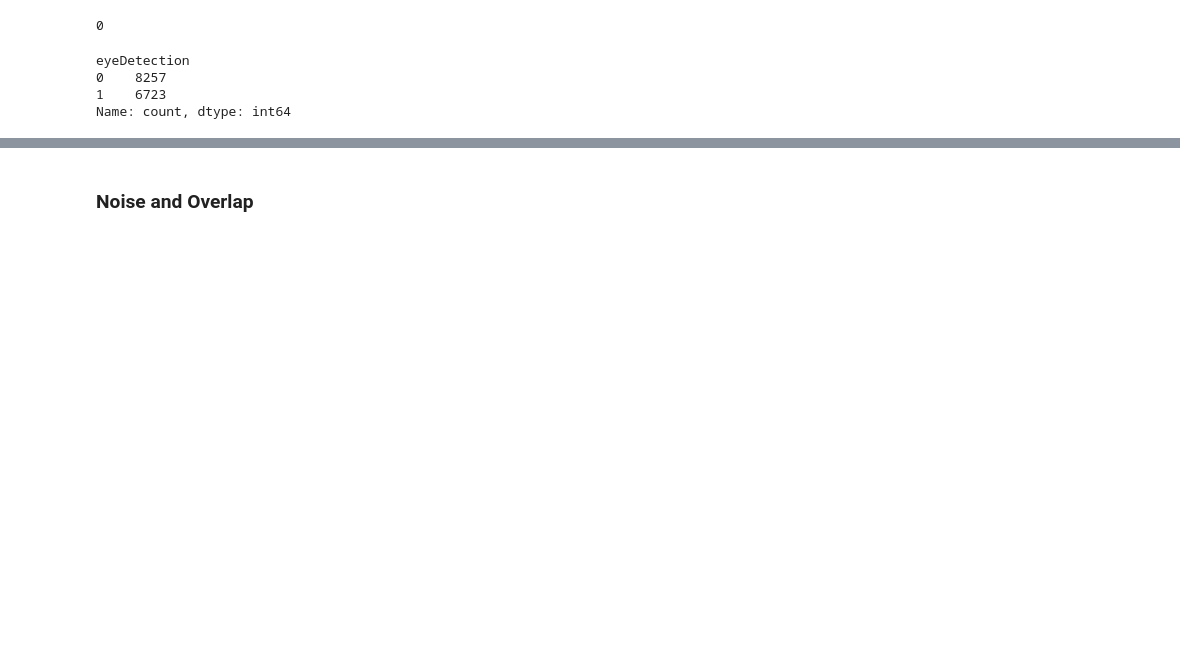
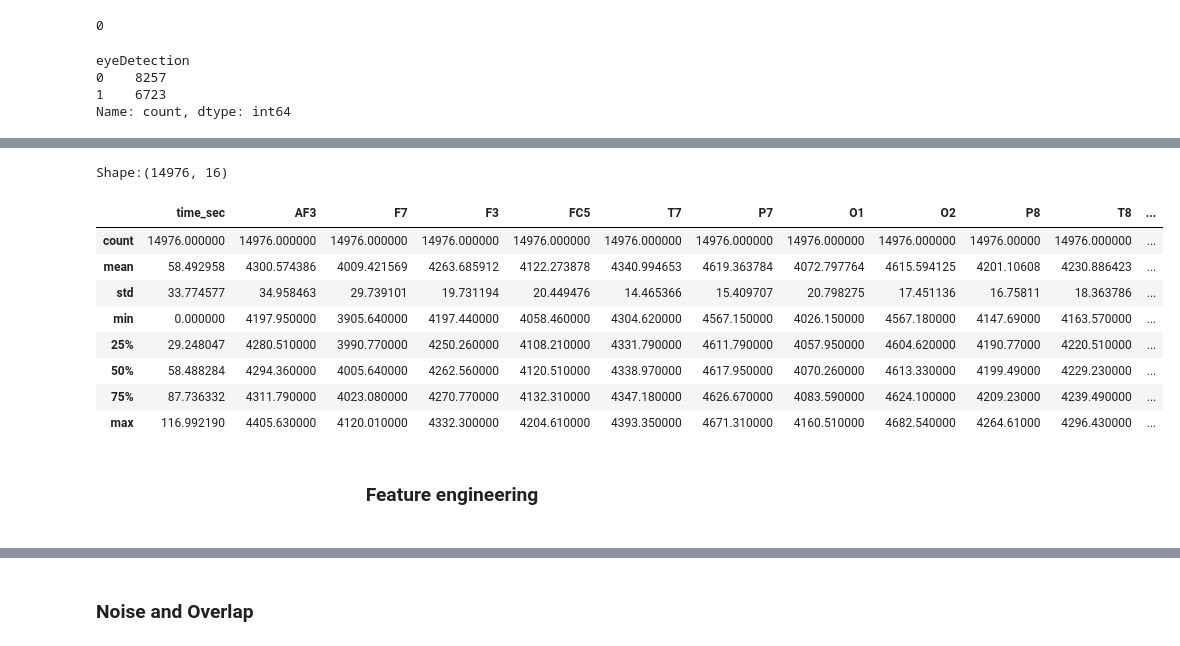
Before and after one commit to Mortti11/Advanced-Data-Analytics-, a Jupyter notebook: Third_assignment.ipynb/Eeg_Eye_state_classification.ipynb, the cells around one changed output, grey strips where cells are left out. Drawn from its saved outputs; the diff is of its cells as text; code cells hidden in the pictures; blank space fills up the shorter version.

```diff
--- a/Third_assignment.ipynb/Eeg_Eye_state_classification.ipynb
+++ b/Third_assignment.ipynb/Eeg_Eye_state_classification.ipynb
@@ -90 +171,19 @@ Max after clipping:4715.38
+# %%
+# Good, The values looks good now
+# Let's check again shape and the distribution.
+print(f"Shape:{df.shape}")
+df.describe()
+# %% [output]
+Shape:(14976, 16)
+|  | time_sec | AF3 | F7 | F3 | FC5 | T7 | P7 | O1 | O2 | P8 | T8 | ... |
+| count | 14976.000000 | 14976.000000 | 14976.000000 | 14976.000000 | 14976.000000 | 14976.000000 | 14976.000000 | 14976.000000 | 14976.000000 | 14976.00000 | 14976.000000 | ... |
+| mean | 58.492958 | 4300.574386 | 4009.421569 | 4263.685912 | 4122.273878 | 4340.994653 | 4619.363784 | 4072.797764 | 4615.594125 | 4201.10608 | 4230.886423 | ... |
+| std | 33.774577 | 34.958463 | 29.739101 | 19.731194 | 20.449476 | 14.465366 | 15.409707 | 20.798275 | 17.451136 | 16.75811 | 18.363786 | ... |
+| min | 0.000000 | 4197.950000 | 3905.640000 | 4197.440000 | 4058.460000 | 4304.620000 | 4567.150000 | 4026.150000 | 4567.180000 | 4147.69000 | 4163.570000 | ... |
+| 25% | 29.248047 | 4280.510000 | 3990.770000 | 4250.260000 | 4108.210000 | 4331.790000 | 4611.790000 | 4057.950000 | 4604.620000 | 4190.77000 | 4220.510000 | ... |
+| 50% | 58.488284 | 4294.360000 | 4005.640000 | 4262.560000 | 4120.510000 | 4338.970000 | 4617.950000 | 4070.260000 | 4613.330000 | 4199.49000 | 4229.230000 | ... |
+| 75% | 87.736332 | 4311.790000 | 4023.080000 | 4270.770000 | 4132.310000 | 4347.180000 | 4626.670000 | 4083.590000 | 4624.100000 | 4209.23000 | 4239.490000 | ... |
+| max | 116.992190 | 4405.630000 | 4120.010000 | 4332.300000 | 4204.610000 | 4393.350000 | 4671.310000 | 4160.510000 | 4682.540000 | 4264.61000 | 4296.430000 | ... |
+# %% [markdown]
+<h3><center>Feature engineering<h3>
 # %%
```
Also changed, not shown: parts of 39 cells of this notebook, 1 other file.
